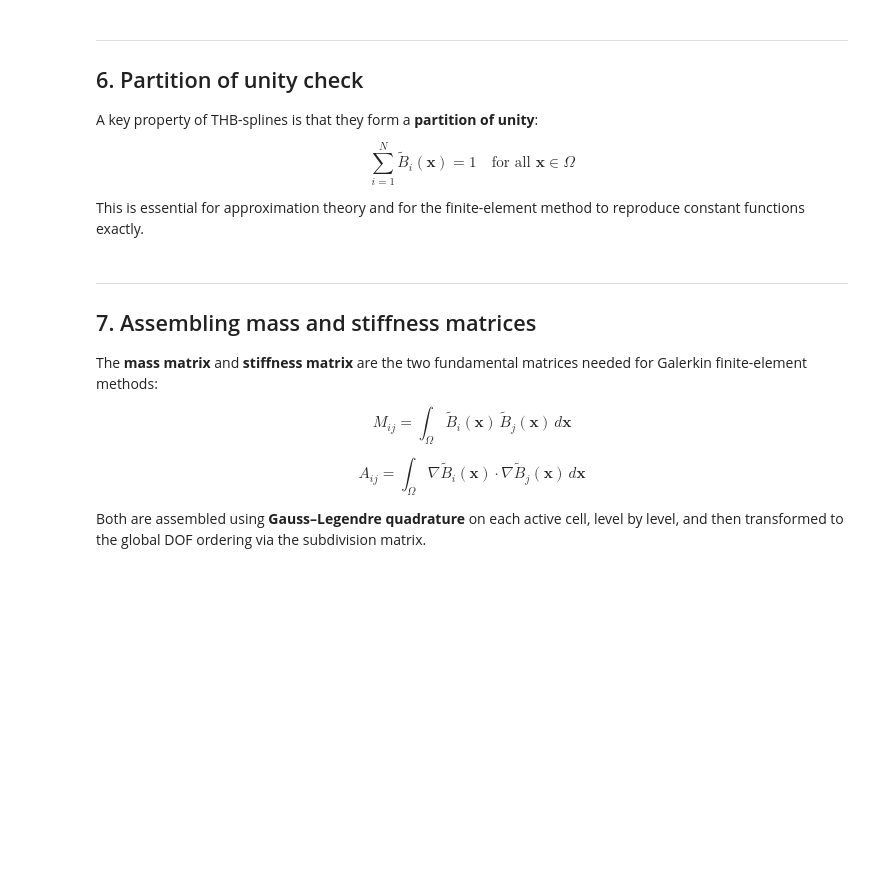
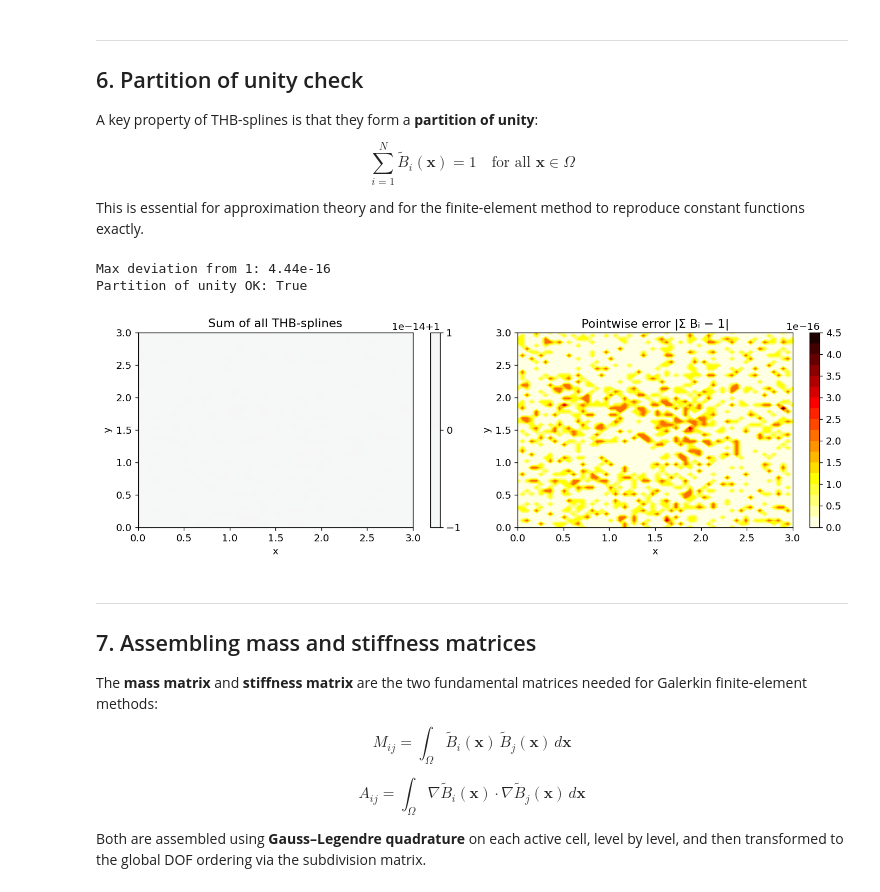
Before and after one commit to VhI3/THBSplines, a Jupyter notebook: notebooks/THBSplines_tutorial.ipynb, the cells around one changed output. Drawn from its saved outputs; the diff is of its cells as text; code cells hidden in the pictures; blank space fills up the shorter version.

```diff
--- a/notebooks/THBSplines_tutorial.ipynb
+++ b/notebooks/THBSplines_tutorial.ipynb
@@ -366,22 +412,26 @@ to reproduce constant functions exactly.
 # %%
 # ── Sum of all THB-splines should be exactly 1 everywhere ─────────────────────
 sum_B = B_thb.sum(axis=1).reshape(n, n)  # sum over all basis functions
 
 fig, axes = plt.subplots(1, 2, figsize=(12, 4))
 
 c = axes[0].contourf(X, Y, sum_B, levels=20, cmap='RdBu_r',
                      vmin=0.95, vmax=1.05)
 fig.colorbar(c, ax=axes[0])
 axes[0].set(title='Sum of all THB-splines', xlabel='x', ylabel='y')
 
 err = sum_B - 1.0
-c2  = axes[1].contourf(X, Y, np.abs(err), levels=20, cmap='hot_r')
+c2 = axes[1].contourf(X, Y, np.abs(err), levels=20, cmap='hot_r')
 fig.colorbar(c2, ax=axes[1])
-axes[1].set(title='Pointwise error |Σ Bᵢ − 1|', xlabel='x', ylabel='y')
+axes[1].set(title='Pointwise error |Σ Bᵢ - 1|', xlabel='x', ylabel='y')
 
 print(f'Max deviation from 1: {np.max(np.abs(err)):.2e}')
 print(f'Partition of unity OK: {check_partition_of_unity(T)}')
 plt.tight_layout()
+# %% [output]
+Max deviation from 1: 4.44e-16
+Partition of unity OK: True
+[figure, added]
 # %% [markdown]
 ---
 ## 7. Assembling mass and stiffness matrices
```
Also changed, not shown: parts of 18 cells of this notebook, 3 other files.
